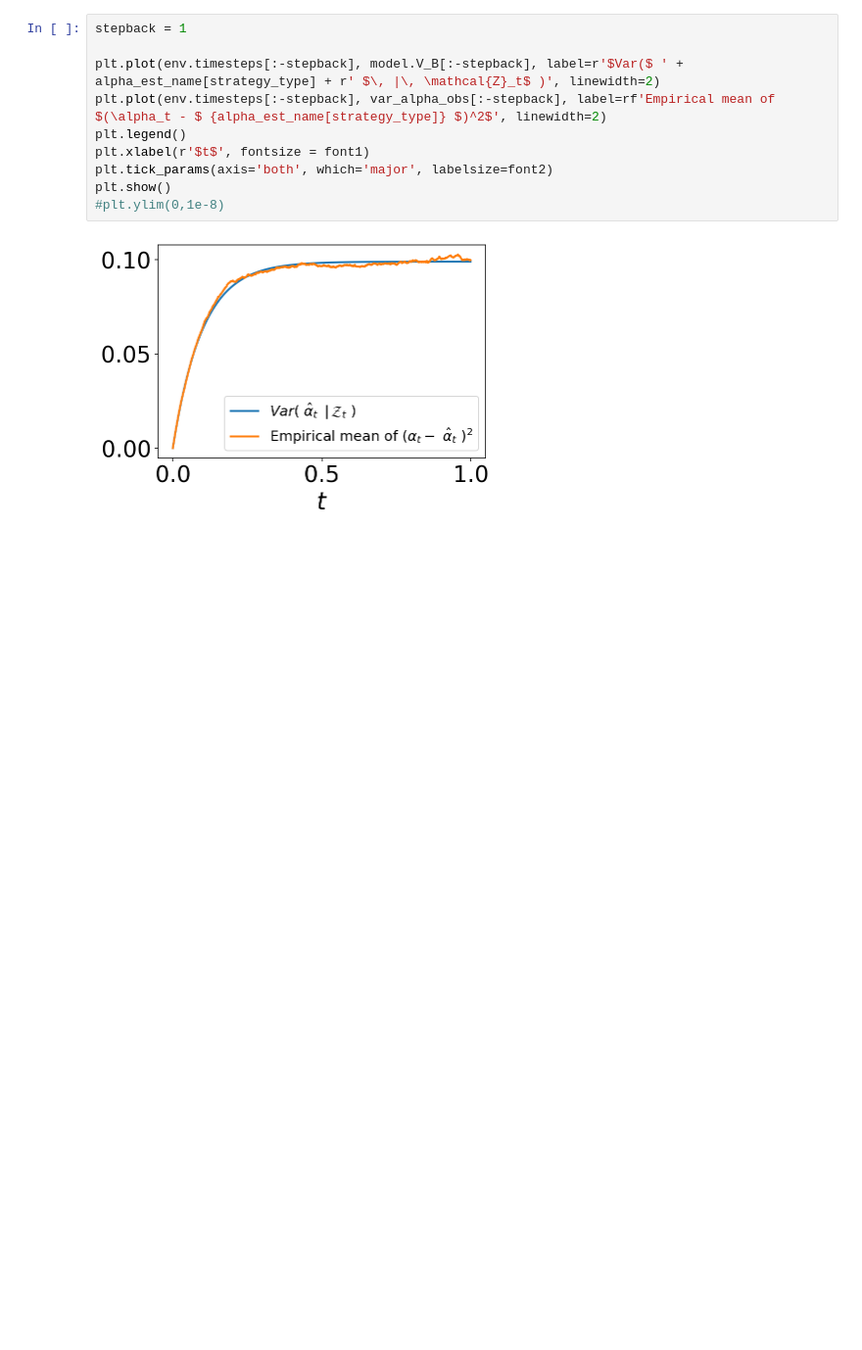
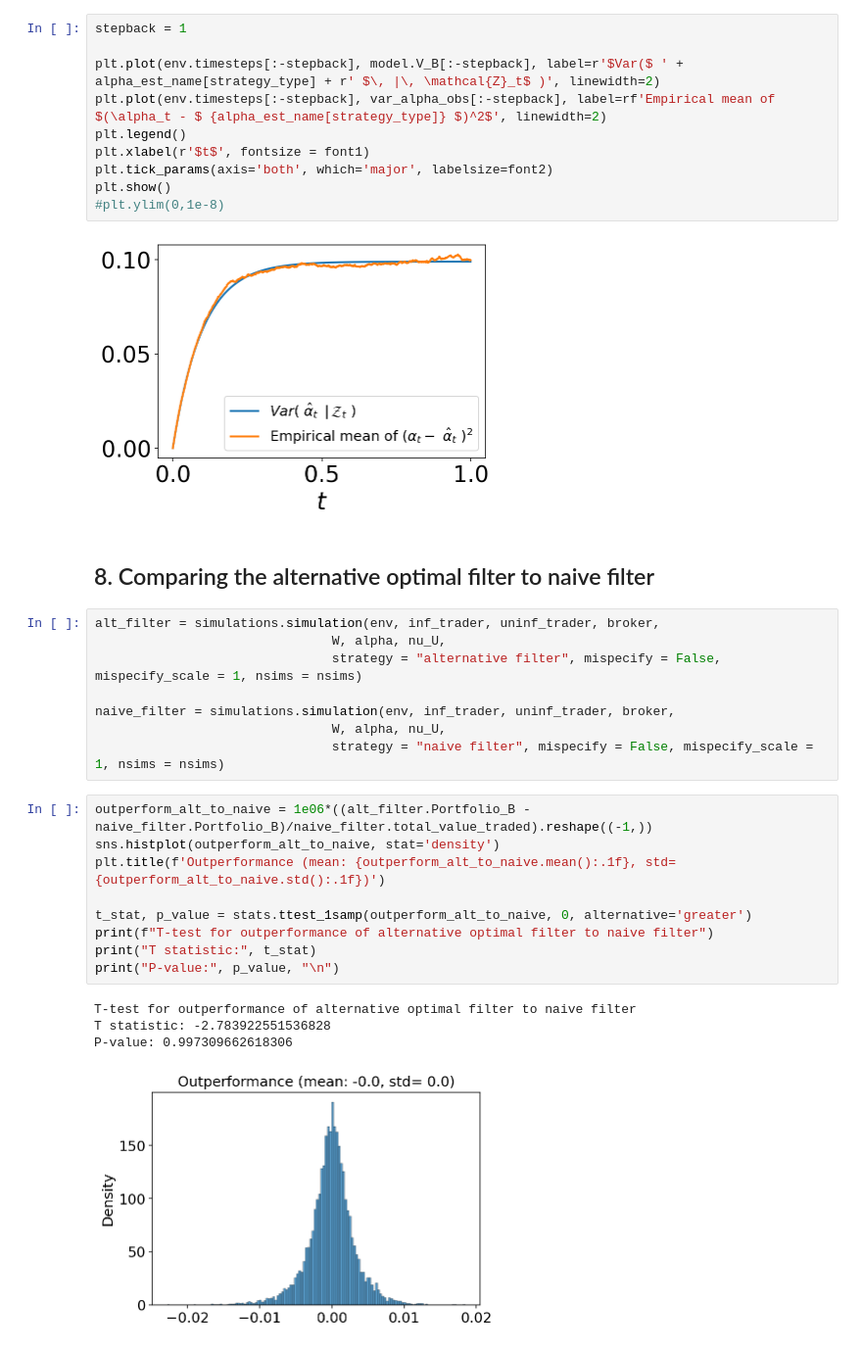
Before and after one commit to muhammadalifaqsha/broker_informed_noise_filtering_game, a Jupyter notebook: Notebook.ipynb, the cells around one changed output. Shown at 98% size. Drawn from its saved outputs; the diff is of its cells as text; blank space fills up the shorter version.

```diff
--- a/Notebook.ipynb
+++ b/Notebook.ipynb
@@ -435,3 +448,27 @@ plt.show()
 #plt.ylim(0,1e-8)
 # %% [output]
 [figure]
+# %% [markdown]
+## 8. Comparing the alternative optimal filter to naive filter
+# %%
+alt_filter = simulations.simulation(env, inf_trader, uninf_trader, broker,
+                               W, alpha, nu_U,
+                               strategy = "alternative filter", mispecify = False, mispecify_scale = 1, nsims = nsims)
+
+naive_filter = simulations.simulation(env, inf_trader, uninf_trader, broker,
+                               W, alpha, nu_U,
+                               strategy = "naive filter", mispecify = False, mispecify_scale = 1, nsims = nsims)
+# %%
+outperform_alt_to_naive = 1e06*((alt_filter.Portfolio_B - naive_filter.Portfolio_B)/naive_filter.total_value_traded).reshape((-1,))
+sns.histplot(outperform_alt_to_naive, stat='density')
+plt.title(f'Outperformance (mean: {outperform_alt_to_naive.mean():.1f}, std= {outperform_alt_to_naive.std():.1f})')
+
+t_stat, p_value = stats.ttest_1samp(outperform_alt_to_naive, 0, alternative='greater')
+print(f"T-test for outperformance of alternative optimal filter to naive filter")
+print("T statistic:", t_stat)
+print("P-value:", p_value, "\n")
+# %% [output]
+T-test for outperformance of alternative optimal filter to naive filter
+T statistic: -2.783922551536828
+P-value: 0.997309662618306
+[figure, added]
```
Also changed, not shown: parts of 3 cells of this notebook, 25 other files.
